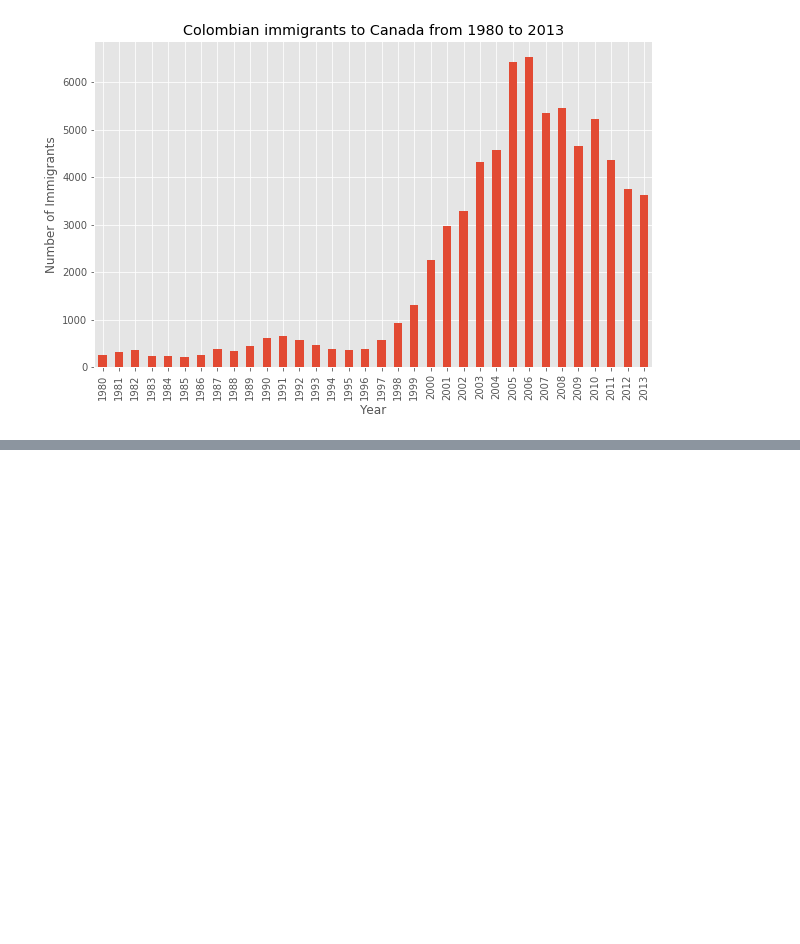
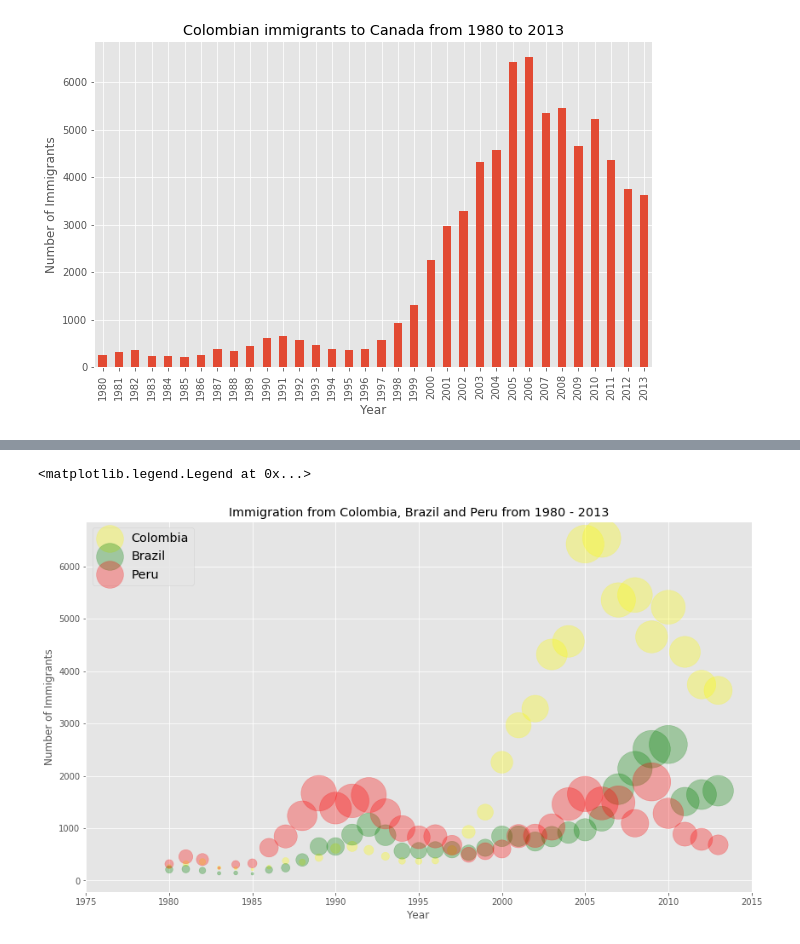
Before and after one commit to felgonzalezh/IBM-Data-Science-Professional-Certification, a Jupyter notebook: Course7_Data_Visualization_with_Python/matplotlib_summary.ipynb, the cells around one changed output, grey strips where cells are left out. Cells and saved outputs as stored; diff of their text form; code cells hidden in the pictures; blank space fills up the shorter version.

```diff
--- a/Course7_Data_Visualization_with_Python/matplotlib_summary.ipynb
+++ b/Course7_Data_Visualization_with_Python/matplotlib_summary.ipynb
@@ -190,0 +263,52 @@ Text(0, 0.5, 'Number of Immigrants')
+# %%
+df_can_t = df_can[years].transpose() # transposed dataframe
+# cast the Years (the index) to type int
+df_can_t.index = map(int, df_can_t.index)
+# let's label the index. This will automatically be the column name when we reset the index
+df_can_t.index.name = 'Year'
+# reset index to bring the Year in as a column
+df_can_t.reset_index(inplace=True)
+
+# normalize Colombia data
+norm_colombia = (df_can_t['Colombia'] - df_can_t['Colombia'].min()) / (df_can_t['Colombia'].max() - df_can_t['Colombia'].min())
+
+# normalize Brazil data
+norm_brazil = (df_can_t['Brazil'] - df_can_t['Brazil'].min()) / (df_can_t['Brazil'].max() - df_can_t['Brazil'].min())
+
+# normalize Peru data
+norm_peru = (df_can_t['Peru'] - df_can_t['Peru'].min()) / (df_can_t['Peru'].max() - df_can_t['Peru'].min())
+# %%
+ax0 = df_can_t.plot(kind="scatter",
+                    x="Year",
+                    y="Colombia",
+                    figsize=(14,8),
+                    alpha=0.3,
+                    color="yellow",
+                    s=norm_colombia * 2000 + 10,  # pass in weights
+                    xlim=(1975, 2015)
+                    )
+
+ax1 = df_can_t.plot(kind="scatter",
+                    x="Year",
+                    y="Brazil",
+                    alpha=0.3,
+                    color="green",
+                    s=norm_brazil * 2000 + 10,  # pass in weights
+                    ax=ax0
+                    )
+
+ax2 = df_can_t.plot(kind="scatter",
+                    x="Year",
+                    y="Peru",
+                    alpha=0.3,
+                    color="red",
+                    s=norm_peru * 2000 + 10,  # pass in weights
+                    ax=ax0
+                    )
+
+ax0.set_ylabel('Number of Immigrants')
+ax0.set_title('Immigration from Colombia, Brazil and Peru from 1980 - 2013')
+ax0.legend(['Colombia','Brazil', 'Peru'], loc='upper left', fontsize='x-large')
+# %% [output]
+<matplotlib.legend.Legend at 0x...>
+[figure, added]
```
Also changed, not shown: parts of 8 cells of this notebook.
